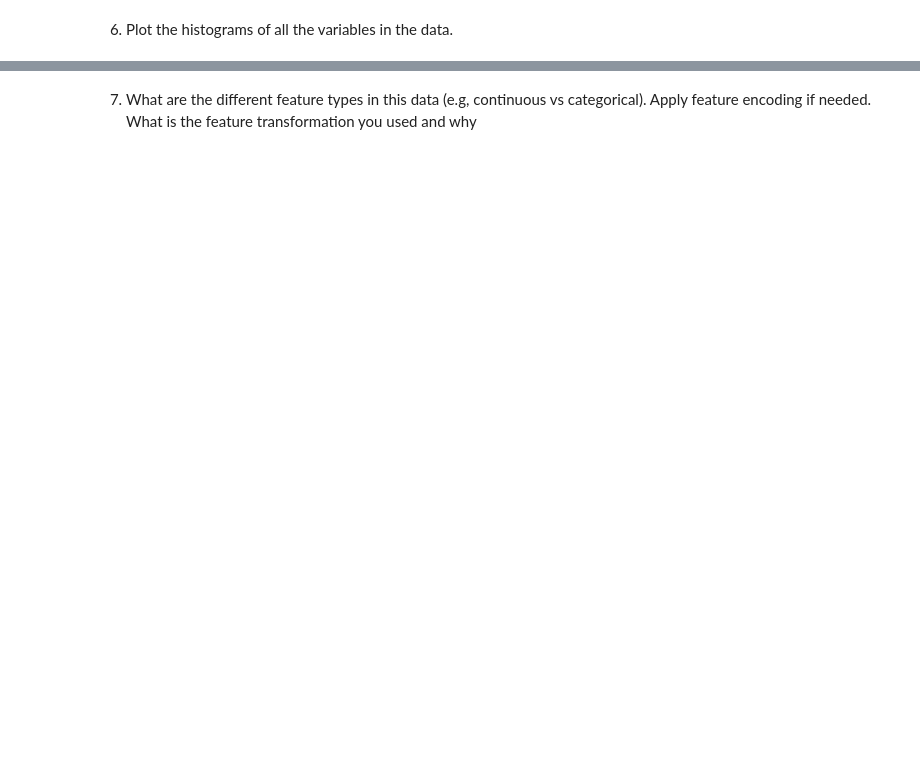
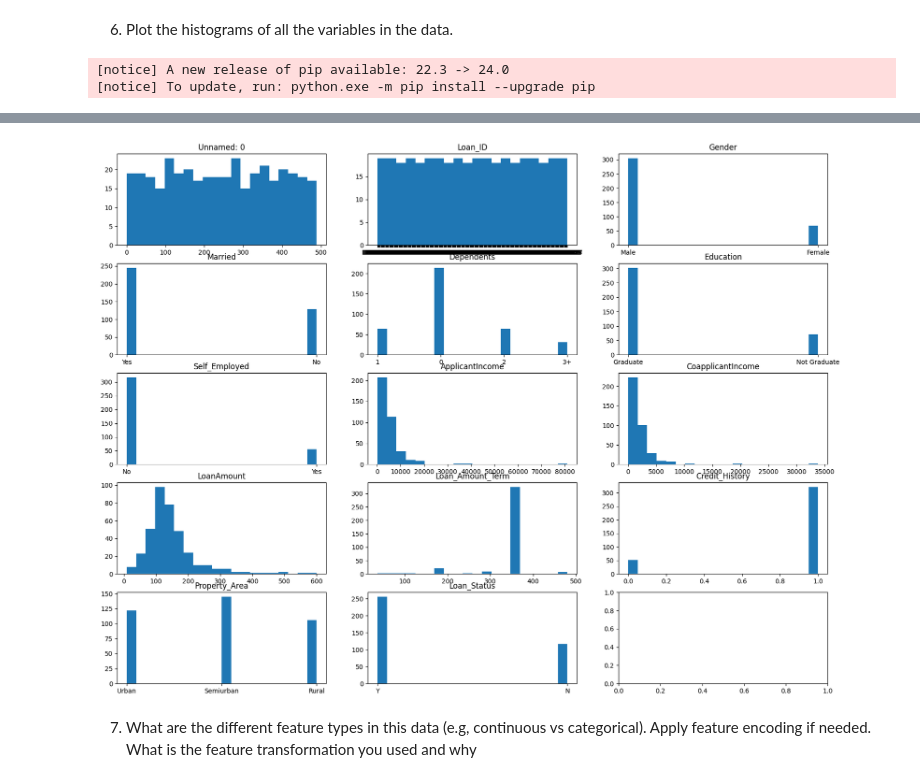
Before and after one commit to peicasey/ML-HW2, a Jupyter notebook: Casey_Pei_HW2/Casey_Pei_HW2.ipynb, the cells around one changed output, grey strips where cells are left out. Cells and saved outputs as stored; diff of their text form; code cells hidden in the pictures; blank space fills up the shorter version.

```diff
--- a/Casey_Pei_HW2/Casey_Pei_HW2.ipynb
+++ b/Casey_Pei_HW2/Casey_Pei_HW2.ipynb
@@ -28,3 +28,13 @@ Our dataset is Loan Dataset. In part A, we will create a decision tree as a bina
 # %% [markdown]
 1. There are 2 data splits for this homework, data train and data test. The data test doesn't
 have ground truth labels, you need to use the trained model to do inference on it. For validation, you can split the training data to train and validation sets. Read the data. (Try `read_csv()` function in `pandas` library)
+# %%
+import io
+
+import sys
+!{sys.executable} -m pip install pandas
+
+import pandas as pd
+
+data = pd.read_csv('data_train.csv')
+data
@@ -40,0 +106,3 @@ remove these missing values. You can drop the corresponding rows or apply imputa
+# %%
+data = data.dropna() # drop missing data
+pd.isnull(data).sum() # check if it worked
@@ -43,2 +153,24 @@ remove these missing values. You can drop the corresponding rows or apply imputa
 # %% [markdown]
 6. Plot the histograms of all the variables in the data.
+# %%
+!{sys.executable} -m pip install matplotlib
+import matplotlib.pyplot as plt
+from matplotlib.pyplot import subplots
+
+nrow = 5
+ncol = 3
+
+fig, axes = subplots(nrows=nrow, ncols=ncol, figsize=(20, 15))
+
+i = 0
+for name, values in data.items():
+    c = i % ncol
+    r = i // ncol
+
+    axes[r][c].hist(values, bins=20)
+    axes[r][c].set_title(name)
+
+    i += 1
+# %% [output]
+[notice] A new release of pip available: 22.3 -> 24.0
+[notice] To update, run: python.exe -m pip install --upgrade pip
@@ -45,3 +188,4 @@ remove these missing values. You can drop the corresponding rows or apply imputa
+[figure, added]
 # %% [markdown]
 7. What are the different feature types in this data (e.g, continuous vs categorical). Apply
 feature encoding if needed. What is the feature transformation you used and why
```
Also changed, not shown: parts of 55 cells of this notebook, 5 other files.
